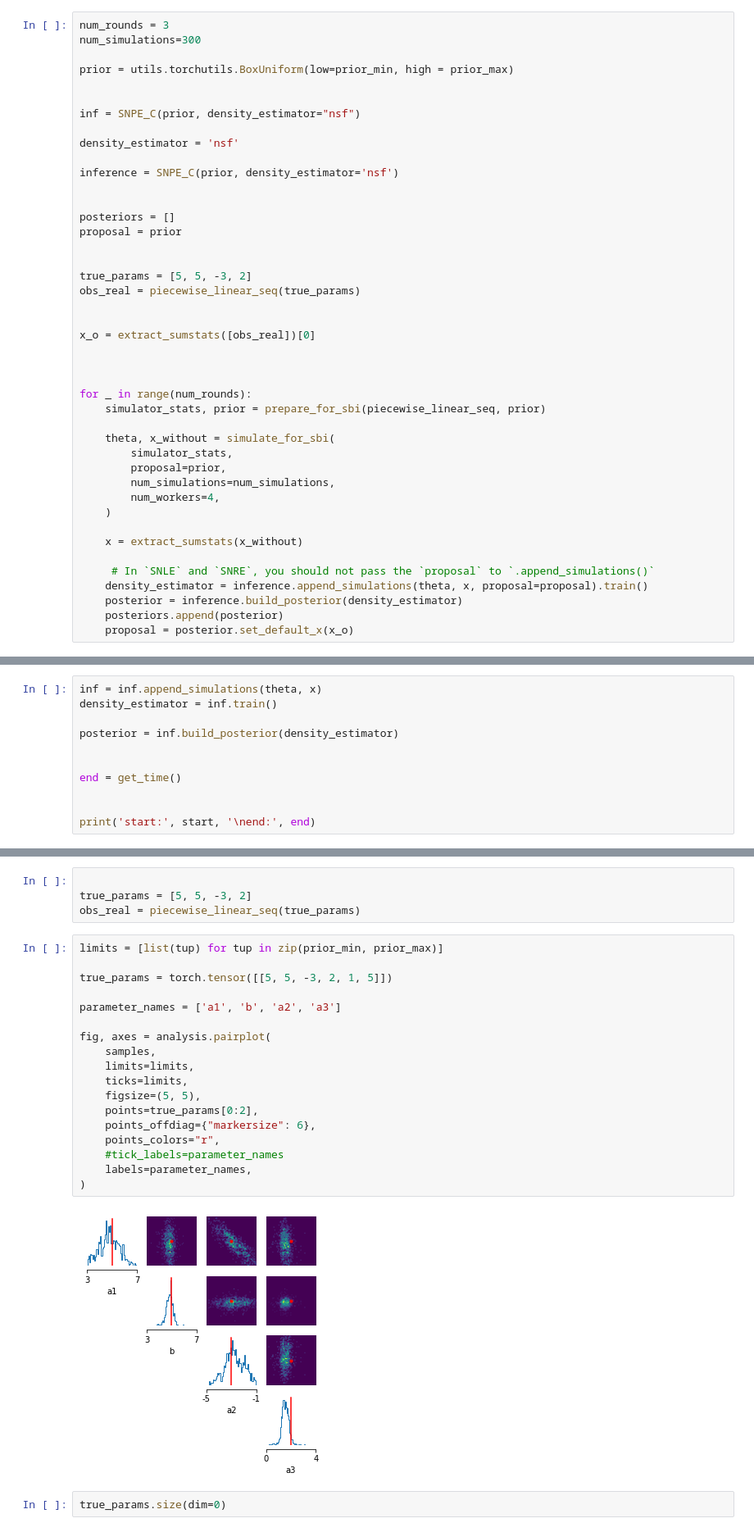
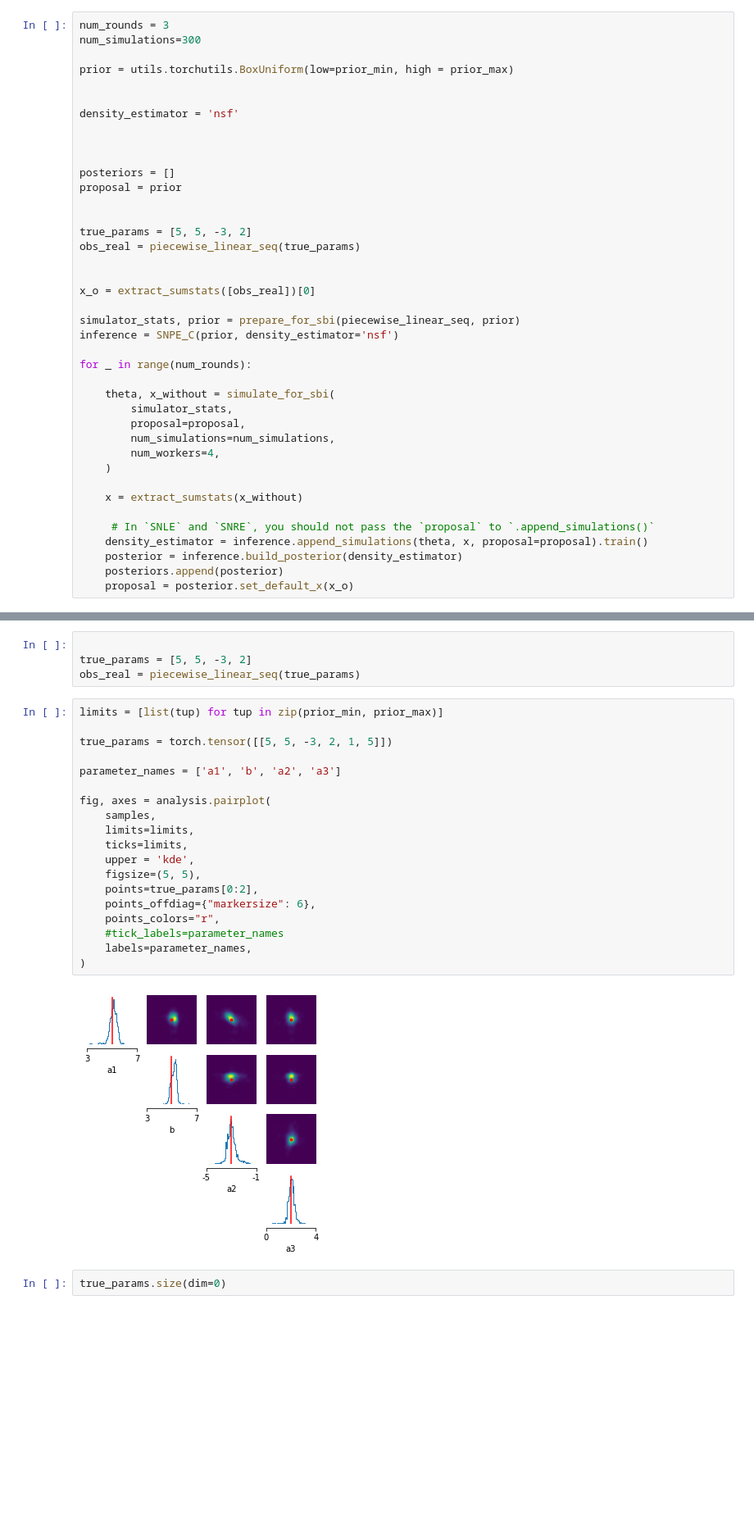
Before and after one commit to andererka/SBI_for_EEG, a Jupyter notebook: notebooks/piecewise_not_sequential.ipynb, the cells around one changed output, grey strips where cells are left out. Shown at 82% size. Drawn from its saved outputs; the diff is of its cells as text; blank space fills up the shorter version.

Commit message:
notebook piecewise linear

```diff
--- a/notebooks/piecewise_not_sequential.ipynb
+++ b/notebooks/piecewise_not_sequential.ipynb
@@ -418,11 +418,8 @@ num_simulations=300
 prior = utils.torchutils.BoxUniform(low=prior_min, high = prior_max)
 
 
-inf = SNPE_C(prior, density_estimator="nsf")
-
 density_estimator = 'nsf'
 
-inference = SNPE_C(prior, density_estimator='nsf')
 
 
 posteriors = []
@@ -435,14 +432,14 @@ obs_real = piecewise_linear_seq(true_params)
 
 x_o = extract_sumstats([obs_real])[0]
 
-
+simulator_stats, prior = prepare_for_sbi(piecewise_linear_seq, prior)
+inference = SNPE_C(prior, density_estimator='nsf')
 
 for _ in range(num_rounds):
-    simulator_stats, prior = prepare_for_sbi(piecewise_linear_seq, prior)
 
     theta, x_without = simulate_for_sbi(
         simulator_stats,
-        proposal=prior,
+        proposal=proposal,
         num_simulations=num_simulations,
         num_workers=4,
     )
@@ -465,11 +459,0 @@ x = extract_sumstats(x_without)
-# %%
-inf = inf.append_simulations(theta, x)
-density_estimator = inf.train()
-
-posterior = inf.build_posterior(density_estimator)
-
-
-end = get_time()
-
-
-print('start:', start, '\nend:', end)
@@ -556,23 +536,24 @@ obs_real = piecewise_linear_seq(true_params)
 # %%
 limits = [list(tup) for tup in zip(prior_min, prior_max)]
 
 true_params = torch.tensor([[5, 5, -3, 2, 1, 5]])
 
 parameter_names = ['a1', 'b', 'a2', 'a3']
 
 fig, axes = analysis.pairplot(
     samples,
     limits=limits,
     ticks=limits,
+    upper = 'kde',
     figsize=(5, 5),
     points=true_params[0:2],
     points_offdiag={"markersize": 6},
     points_colors="r",
     #tick_labels=parameter_names
     labels=parameter_names,
 )
 # %% [output]
-[figure, old version]
+[figure, new version]
 # %%
 true_params.size(dim=0)
 # %% [output]
```
Also changed, not shown: parts of 4 cells of this notebook, 57 other files.
